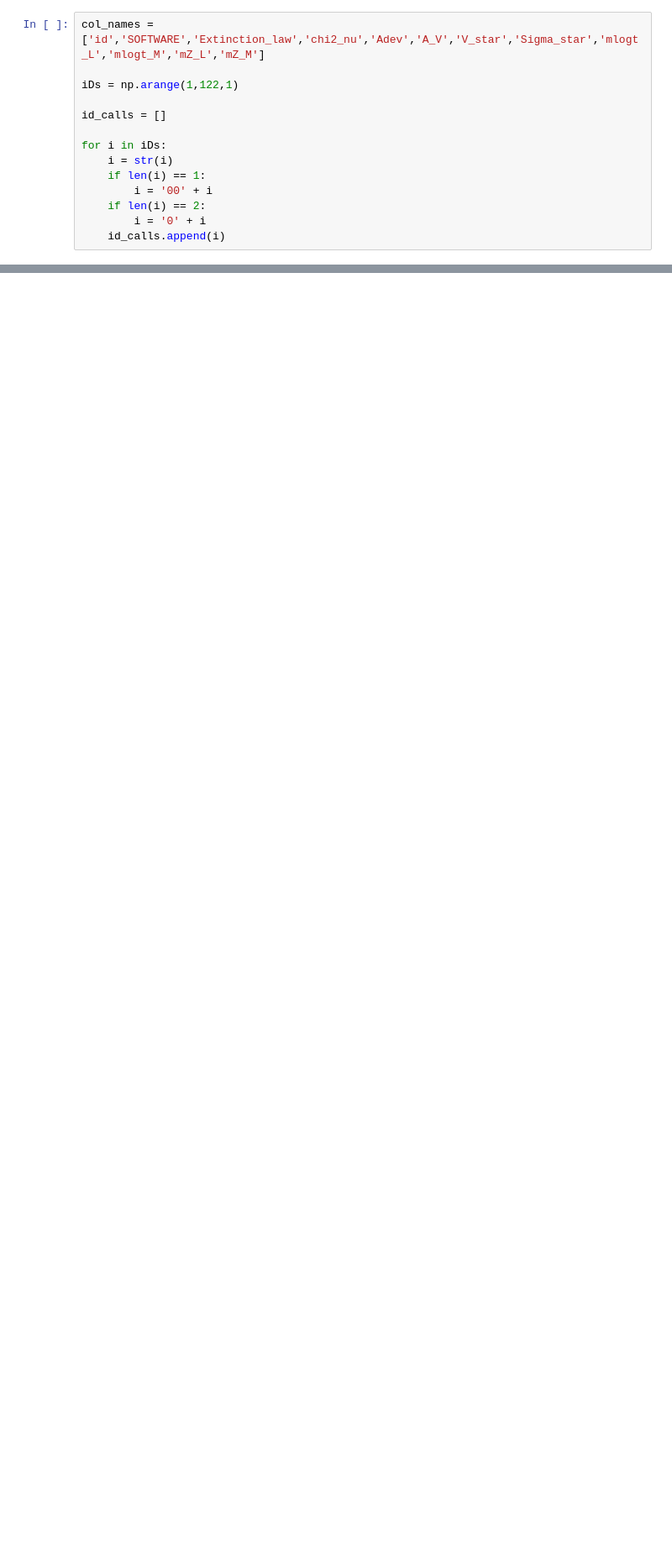
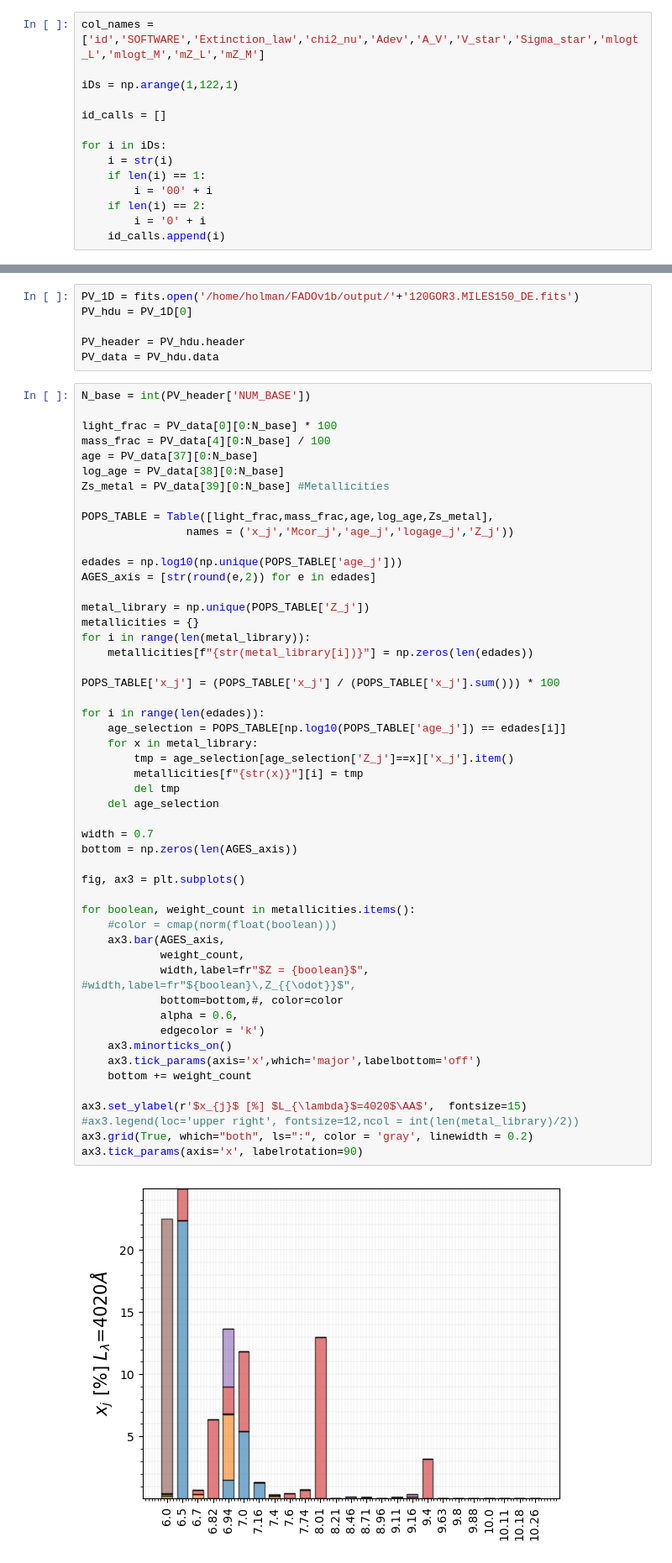
Before and after one commit to hol1m4n/HIIGalaxies, a Jupyter notebook: SPS/SPAnalysis.ipynb, the cells around one changed output, grey strips where cells are left out. Shown at 84% size. Cells and saved outputs as stored; diff of their text form; blank space fills up the shorter version.

```diff
--- a/SPS/SPAnalysis.ipynb
+++ b/SPS/SPAnalysis.ipynb
@@ -1446,0 +2038,59 @@ print(spec_header['VDSYSGAL'])
+# %%
+PV_1D = fits.open('/home/holman/FADOv1b/output/'+'120GOR3.MILES150_DE.fits')
+PV_hdu = PV_1D[0]
+
+PV_header = PV_hdu.header
+PV_data = PV_hdu.data
+# %%
+N_base = int(PV_header['NUM_BASE'])
+
+light_frac = PV_data[0][0:N_base] * 100
+mass_frac = PV_data[4][0:N_base] / 100
+age = PV_data[37][0:N_base]
+log_age = PV_data[38][0:N_base]
+Zs_metal = PV_data[39][0:N_base] #Metallicities
+
+POPS_TABLE = Table([light_frac,mass_frac,age,log_age,Zs_metal],
+                names = ('x_j','Mcor_j','age_j','logage_j','Z_j'))
+
+edades = np.log10(np.unique(POPS_TABLE['age_j']))
+AGES_axis = [str(round(e,2)) for e in edades]
+
+metal_library = np.unique(POPS_TABLE['Z_j'])
+metallicities = {}
+for i in range(len(metal_library)):
+    metallicities[f"{str(metal_library[i])}"] = np.zeros(len(edades))
+
+POPS_TABLE['x_j'] = (POPS_TABLE['x_j'] / (POPS_TABLE['x_j'].sum())) * 100
+
+for i in range(len(edades)):
+    age_selection = POPS_TABLE[np.log10(POPS_TABLE['age_j']) == edades[i]]
+    for x in metal_library:
+        tmp = age_selection[age_selection['Z_j']==x]['x_j'].item()
+        metallicities[f"{str(x)}"][i] = tmp
+        del tmp
+    del age_selection
+
+width = 0.7
+bottom = np.zeros(len(AGES_axis))
+
+fig, ax3 = plt.subplots()
+
+for boolean, weight_count in metallicities.items():
+    #color = cmap(norm(float(boolean)))
+    ax3.bar(AGES_axis,
+            weight_count,
+            width,label=fr"$Z = {boolean}$", #width,label=fr"${boolean}\,Z_{{\odot}}$",
+            bottom=bottom,#, color=color
+            alpha = 0.6,
+            edgecolor = 'k')
+    ax3.minorticks_on()
+    ax3.tick_params(axis='x',which='major',labelbottom='off')
+    bottom += weight_count
+
+ax3.set_ylabel(r'$x_{j}$ [%] $L_{\lambda}$=4020$\AA$',  fontsize=15)
+#ax3.legend(loc='upper right', fontsize=12,ncol = int(len(metal_library)/2))
+ax3.grid(True, which="both", ls=":", color = 'gray', linewidth = 0.2)
+ax3.tick_params(axis='x', labelrotation=90)
+# %% [output]
+[figure, added]
```
Also changed, not shown: parts of 17 cells of this notebook.
